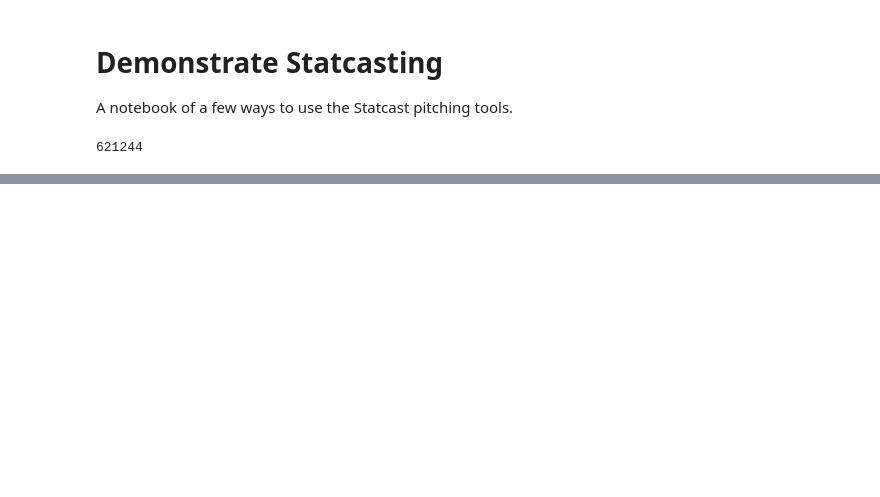
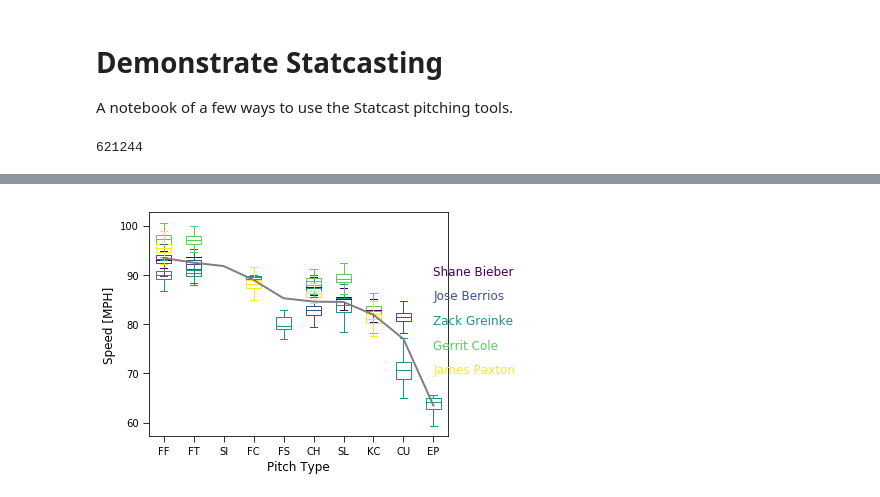
Before and after one commit to fantasy-toolz/StatcastPitching2020, a Jupyter notebook: StatcastDemo.ipynb, the cells around one changed output, grey strips where cells are left out. Saved outputs shown, nothing was run; the diff lists cells and outputs as text; code cells hidden in the pictures; blank space fills up the shorter version.

```diff
--- a/StatcastDemo.ipynb
+++ b/StatcastDemo.ipynb
@@ -63,5 +91,9 @@ for pindx,pnumber in enumerate(check_players):
 # %%
+check_players = ['Shane Bieber','Jose Berrios','Zack Greinke','Gerrit Cole','James Paxton']
+
+plr = check_players[3] # select Berrios
+
 
 # here's everything we have access to now!
-BPDict[plr].keys()
+BPDict[year][plr].keys()
 # %% [output]
@@ -69,2 +116,0 @@ NameError: name 'plr' is not defined
-# %%
-plr = check_players[0] # select Berrios
@@ -70,0 +127,83 @@ plr = check_players[0] # select Berrios
+# %%
+
+# plotting elements
+import matplotlib.pyplot as plt
+%matplotlib inline
+import matplotlib.cm as cm
+import matplotlib as mpl
+mpl.rcParams['font.weight'] = 'medium'
+mpl.rcParams['xtick.labelsize'] = 10
+mpl.rcParams['ytick.labelsize'] = 10
+cmap = cm.RdBu_r
+# %%
+year = '2019'
+fig1, ax1 = plt.subplots()
+
+
+def draw_plot(ax,data, edge_color, fill_color):
+    bp = ax.boxplot(data, patch_artist=True, showfliers=False,zorder=-10)
+
+    for element in ['boxes', 'whiskers', 'fliers', 'means', 'medians', 'caps']:
+        plt.setp(bp[element], color=edge_color,zorder=-10)
+
+    for patch in bp['boxes']:
+        patch.set(facecolor=fill_color,zorder=-11)
+
+
+
+allpitches = []
+for indx in [0,1,2,3,4]:
+    plr = check_players[indx]
+    for d in np.unique(BPDict[year][plr]['pitch_type'].astype('str')):
+        allpitches.append(d)#[d for d in np.unique(BPDict[plr]['pitch_type'].astype('str'))])
+
+print(allpitches)
+pitches = np.unique(allpitches)
+pitches = pitches[pitches!='nan']
+print(pitches)
+
+colornum = ['red','blue','green','orange','yellow']
+colornum = cm.viridis([0.,0.25,0.5,0.75,1.0])
+
+
+for indx in [0,1,2,3,4]:
+    plr = check_players[indx]
+    data = []
+
+    pitches_sorted = np.zeros(pitches.size)
+    for ipitch,pitch in enumerate(pitches):
+        speeds = np.array(BPDict[year][plr]['release_speed'])
+        ptypes = BPDict[year][plr]['pitch_type']
+        agreed = np.where(ptypes == pitch)[0]
+        pitches_sorted[ipitch] = np.nanmean(speeds[agreed])
+
+pitches = np.array(['FF', 'FT','SI', 'FC','FS', 'CH' , 'SL','KC','CU',  'EP' ])
+
+
+for indx in [0,1,2,3,4]:
+    plr = check_players[indx]
+    data = []
+    #for pitch in pitches[(-1.*pitches_sorted).argsort()]:
+    for pitch in pitches:
+        speeds = np.array(BPDict[year][plr]['release_speed'])
+        ptypes = BPDict[year][plr]['pitch_type']
+        agreed = np.where(ptypes == pitch)[0]
+        data.append(speeds[agreed])
+
+
+    draw_plot(ax1,data, colornum[indx], 'white')
+    ax1.text(pitches.size,90-5*indx,plr,color=colornum[indx],size=12)
+
+
+ax1.plot(np.cumsum(np.ones(pitches.size)),totvel/numvel,color='grey')
+
+
+ax1.set_xticklabels(pitches[(-1.*pitches_sorted).argsort()])
+ax1.set_xticklabels(pitches)
+
+ax1.set_ylabel('Speed [MPH]',size=12)
+ax1.set_xlabel('Pitch Type',size=12)
+
+plt.tight_layout()
+plt.savefig('/Users/mpetersen/Downloads/whiskerexample.png')
+# %% [output]
@@ -70,0 +212 @@ plr = check_players[0] # select Berrios
+[figure, added]
```
Also changed, not shown: parts of 13 cells of this notebook, 13 other files.
